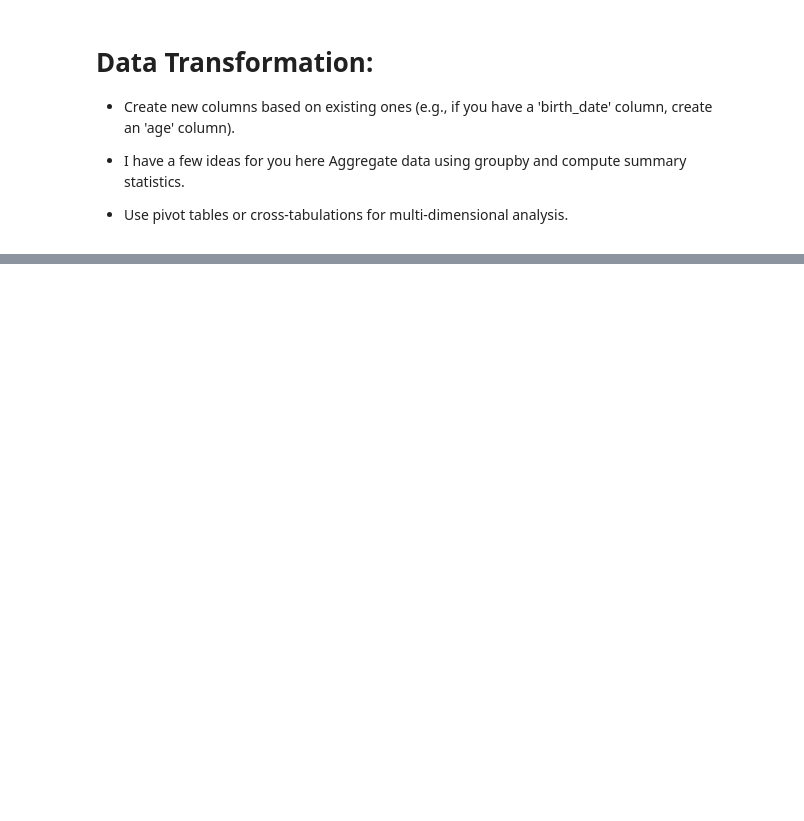
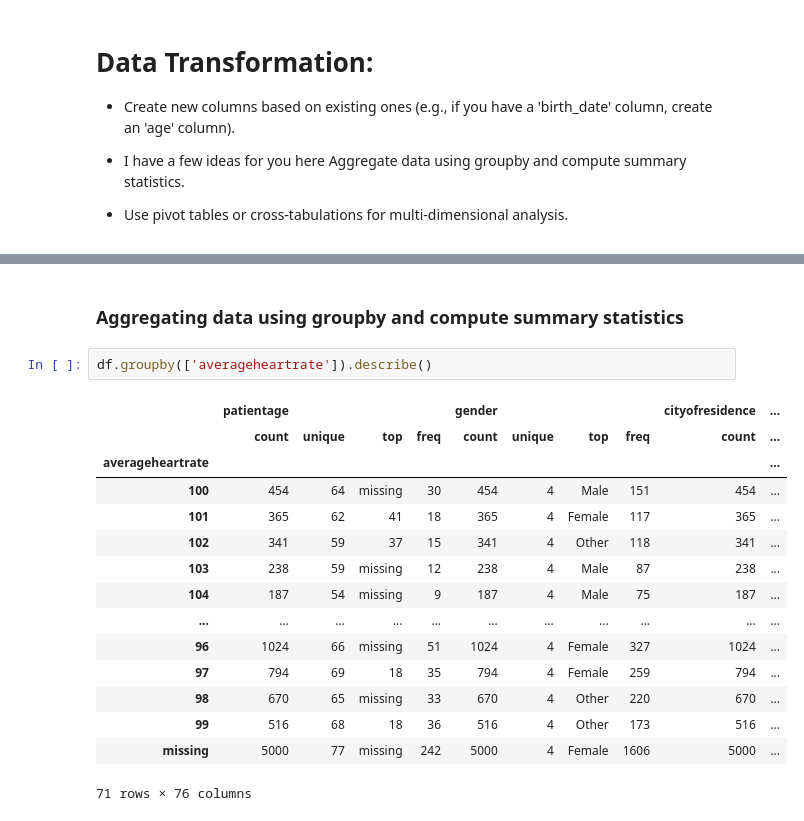
Before and after one commit to EugeneHsiung/datasci_2_manipulation, a Jupyter notebook: HHA507_Assignment2.ipynb, the cells around one changed output, grey strips where cells are left out. Cells and saved outputs as stored; diff of their text form; blank space fills up the shorter version.

```diff
--- a/HHA507_Assignment2.ipynb
+++ b/HHA507_Assignment2.ipynb
@@ -168,3 +168,23 @@ data['Bp_Status'] = np.where((data['Average BP'] > 120) & (data['Average BP'] <
 data
 # %% [output]
 TypeError: ignored
+# %% [markdown]
+### Aggregating data using groupby and compute summary statistics
+# %%
+df.groupby(['averageheartrate']).describe()
+# %% [output]
+|  | patientage |  |  |  | gender |  |  |  | cityofresidence | ... |
+|  | count | unique | top | freq | count | unique | top | freq | count | ... |
+| averageheartrate |  |  |  |  |  |  |  |  |  | ... |
+| 100 | 454 | 64 | missing | 30 | 454 | 4 | Male | 151 | 454 | ... |
+| 101 | 365 | 62 | 41 | 18 | 365 | 4 | Female | 117 | 365 | ... |
+| 102 | 341 | 59 | 37 | 15 | 341 | 4 | Other | 118 | 341 | ... |
+| 103 | 238 | 59 | missing | 12 | 238 | 4 | Male | 87 | 238 | ... |
+| 104 | 187 | 54 | missing | 9 | 187 | 4 | Male | 75 | 187 | ... |
+| ... | ... | ... | ... | ... | ... | ... | ... | ... | ... | ... |
+| 96 | 1024 | 66 | missing | 51 | 1024 | 4 | Female | 327 | 1024 | ... |
+| 97 | 794 | 69 | 18 | 35 | 794 | 4 | Female | 259 | 794 | ... |
+| 98 | 670 | 65 | missing | 33 | 670 | 4 | Other | 220 | 670 | ... |
+| 99 | 516 | 68 | 18 | 36 | 516 | 4 | Other | 173 | 516 | ... |
+| missing | 5000 | 77 | missing | 242 | 5000 | 4 | Female | 1606 | 5000 | ... |
+71 rows × 76 columns
```
Also changed, not shown: parts of 4 cells of this notebook.
